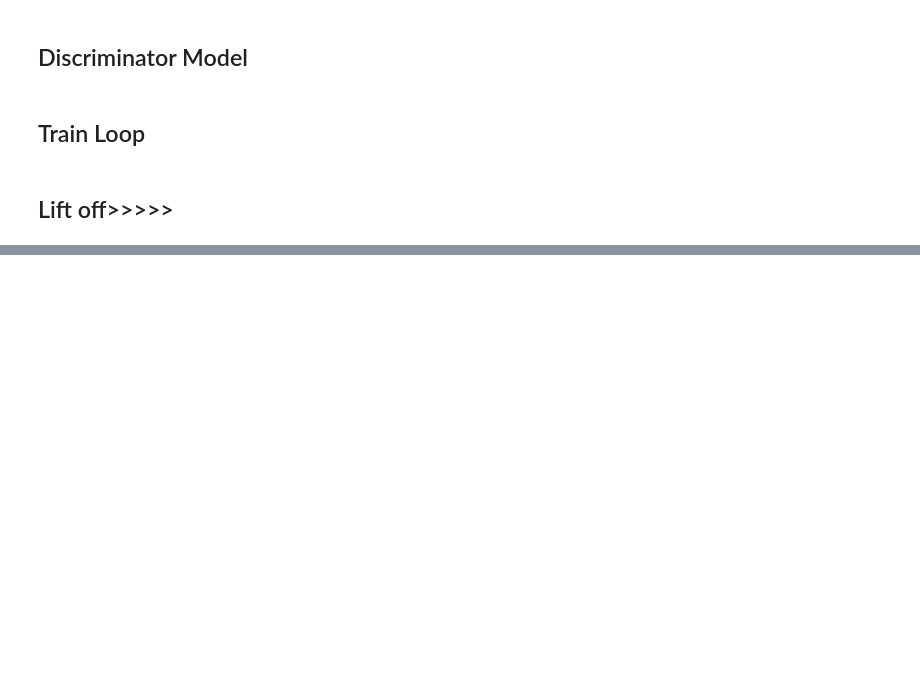
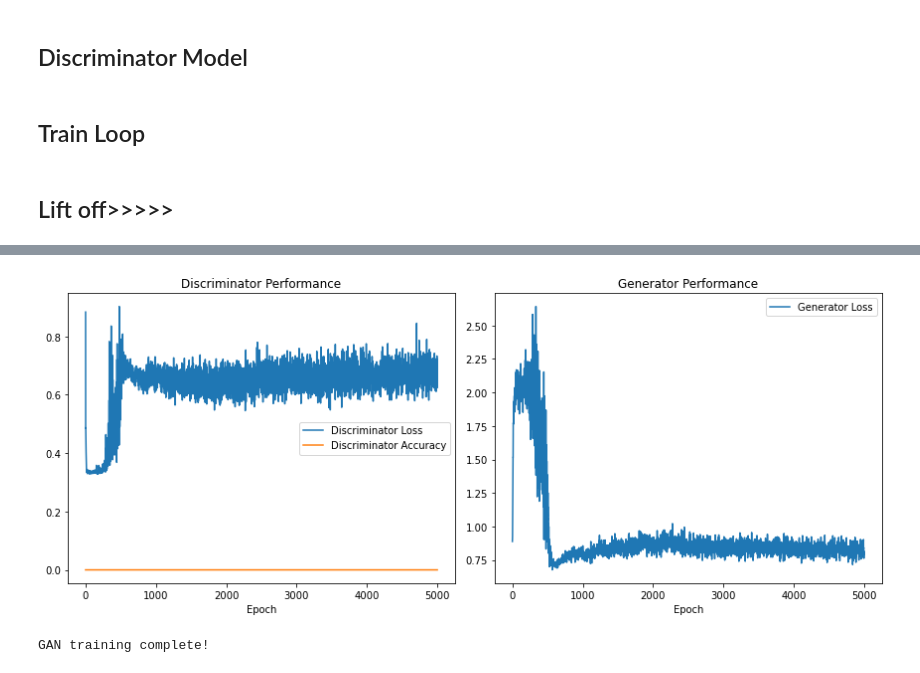
Before and after one commit to Rontim/GPU-Parallel-Processing-AI, a Jupyter notebook: ai_with_gpu/mnist_gans_from_scratch.ipynb, the cells around one changed output, grey strips where cells are left out. Cells and saved outputs as stored; diff of their text form; code cells hidden in the pictures; blank space fills up the shorter version.

```diff
--- a/ai_with_gpu/mnist_gans_from_scratch.ipynb
+++ b/ai_with_gpu/mnist_gans_from_scratch.ipynb
@@ -244,10 +244,10 @@ if __name__ == "__main__":
     gan = MNIST_GAN(latent_dim=100)
 
     # Training parameters
-    epochs = 30000
+    epochs = 5000
     batch_size = 32
-    sample_interval = 1000
-    save_interval = 5000
+    sample_interval = 500
+    save_interval = 1000
 
     # Train the GAN
     gan.train(
@@ -289,0 +290,2 @@ Epoch 12000/30000 [D loss: 1.2985, acc: 0.00%] [G loss: 0.3266]
+[figure, added]
+GAN training complete!
```
Also changed, not shown: parts of 1 cell of this notebook, 22 other files.
